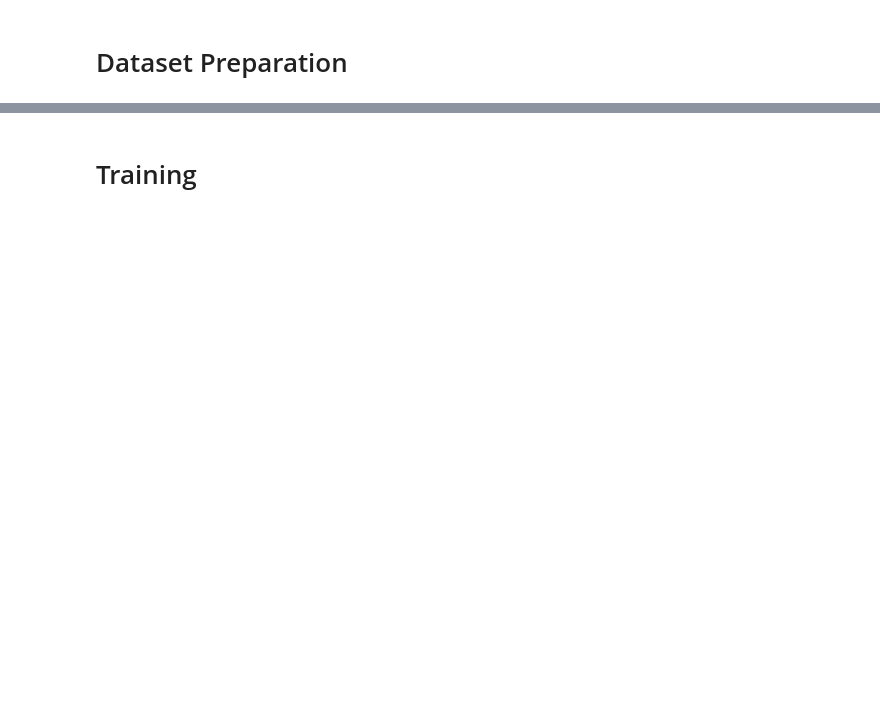
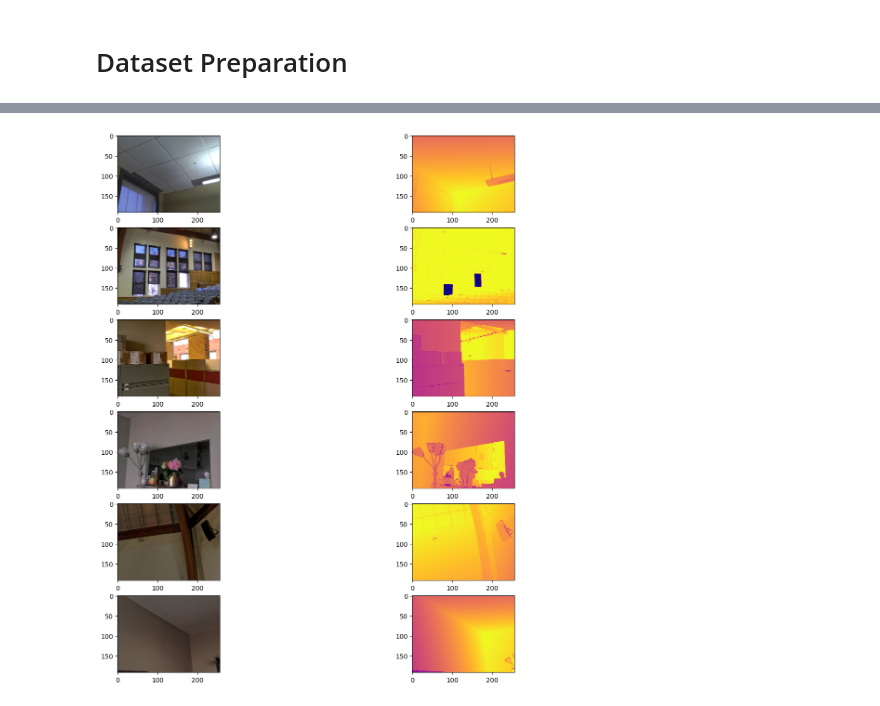
Before and after one commit to Briiad/UNet-MobiletV3, a Jupyter notebook: main.ipynb, the cells around one changed output, grey strips where cells are left out. Saved outputs shown, nothing was run; the diff lists cells and outputs as text; code cells hidden in the pictures; blank space fills up the shorter version.

```diff
--- a/main.ipynb
+++ b/main.ipynb
@@ -159,12 +122,0 @@ The model already built on Model.py file.
-# %%
-model = Model().to(device) # Change Model().to(device) to Model.cuda() if you want to use GPU
-
-# If Host has GPU
-if torch.cuda.device_count() > 1:
-    print("Let's use", torch.cuda.device_count(), "GPUs!")
-    model = nn.DataParallel(model)
-else :
-    print("Let's use CPU!")
-    model = nn.DataParallel(model)
-
-print("Model Loaded")
@@ -188,2 +122,0 @@ optimizer = torch.optim.Adam(model.parameters(), lr = learning_rate)
-# %% [markdown]
-# Training
@@ -244,0 +123,28 @@ for epoch in range(num_epochs):
+# %%
+# Load the dataset
+def visualize_depth_map(samples, test=False, model=None):
+    input, target = samples
+    cmap = plt.cm.plasma
+    cmap.set_bad(color="black")
+
+    if test:
+        pred = model.predict(input)
+        fig, ax = plt.subplots(6, 3, figsize=(50, 50))
+        for i in range(6):
+            ax[i, 0].imshow((input[i].squeeze()))
+            ax[i, 1].imshow((target[i].squeeze()), cmap=cmap)
+            ax[i, 2].imshow((pred[i].squeeze()), cmap=cmap)
+
+    else:
+        fig, ax = plt.subplots(6, 2, figsize=(15, 15))
+        for i in range(6):
+            ax[i, 0].imshow((input[i].squeeze()))
+            ax[i, 1].imshow((target[i].squeeze()), cmap=cmap)
+
+
+visualize_samples = next(
+    iter(DataGenerator(data=df, batch_size=6))
+)
+visualize_depth_map(visualize_samples)
+# %% [output]
+[figure, added]
```
Also changed, not shown: parts of 23 cells of this notebook, 5 other files.
